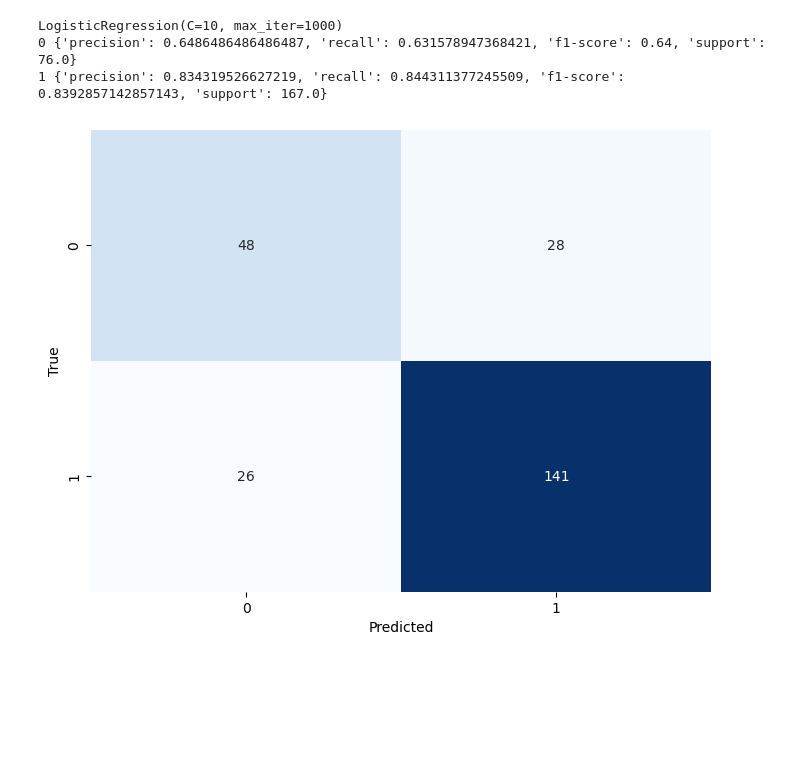
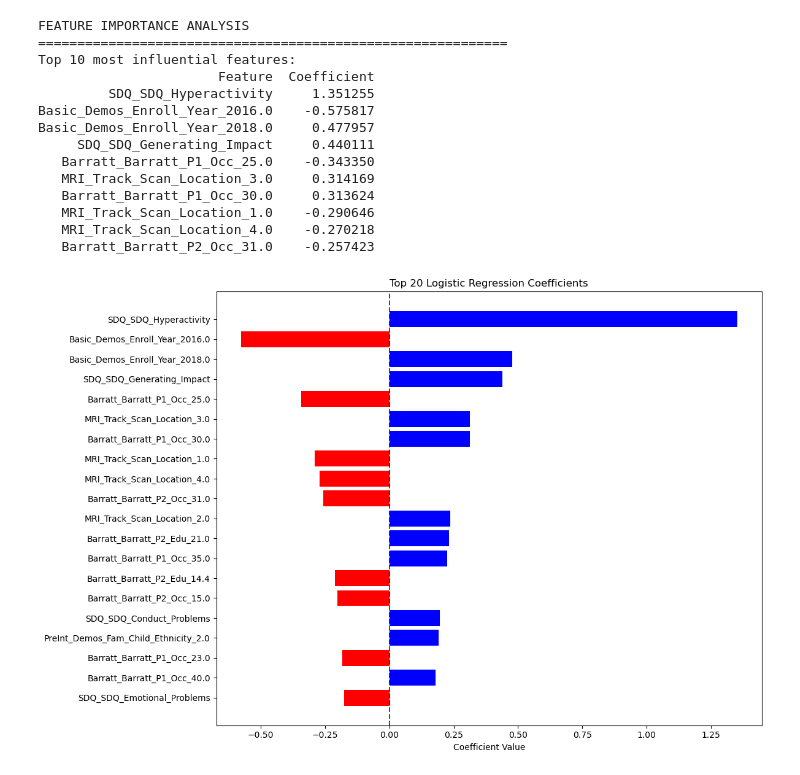
Before and after one commit to ASdata1/ADHD_SEX_Prediction, a Jupyter notebook: notebooks/Modelling & Evaluation/modelling & evaluation.ipynb, the cells around one changed output. Drawn from its saved outputs; the diff is of its cells as text; code cells hidden in the pictures; blank space fills up the shorter version.

```diff
--- a/notebooks/Modelling & Evaluation/modelling & evaluation.ipynb
+++ b/notebooks/Modelling & Evaluation/modelling & evaluation.ipynb
@@ -93,41 +90,45 @@ Best parameters: {'max_depth': None, 'min_samples_split': 5, 'n_estimators': 50}
 # %%
-# Coefficient analysis for Logistic Regression
-import pandas as pd
-import matplotlib.pyplot as plt
+#
+print("="*60)
 
-# Get feature names and coefficients
 feature_names = X_train.columns
 coefficients = grid_search.best_estimator_.coef_[0]
 
-# Create a DataFrame for easy viewing
-coef_df = pd.DataFrame({'Feature': feature_names, 'Coefficient': coefficients})
-coef_df['Abs_Coefficient'] = coef_df['Coefficient'].abs()
-coef_df.sort_values('Abs_Coefficient', ascending=False, inplace=True)
+coef_df = pd.DataFrame({
+    'Feature': feature_names,
+    'Coefficient': coefficients,
+    'Abs_Coefficient': np.abs(coefficients)
+})
+coef_df = coef_df.sort_values('Abs_Coefficient', ascending=False)
 
-# Display top 20 features by absolute coefficient value
-print(coef_df.head(20))
+print("Top 10 most influential features:")
+print(coef_df.head(10)[['Feature', 'Coefficient']].to_string(index=False))
 
 # Plot top 20 coefficients
-plt.figure(figsize=(10,6))
-plt.barh(coef_df['Feature'].head(20), coef_df['Coefficient'].head(20))
+plt.figure(figsize=(12, 8))
+top_20 = coef_df.head(20)
+colors = ['red' if coef < 0 else 'blue' for coef in top_20['Coefficient']]
+plt.barh(range(len(top_20)), top_20['Coefficient'], color=colors)
+plt.yticks(range(len(top_20)), top_20['Feature'])
 plt.xlabel('Coefficient Value')
 plt.title('Top 20 Logistic Regression Coefficients')
+plt.axvline(x=0, color='black', linestyle='--', alpha=0.7)
 plt.gca().invert_yaxis()
-plt.show()threshold = 0.6
-y_val_pred_custom = (y_val_proba >= threshold).astype(int)
-
-print(grid_search.best_estimator_)
-
-cm = confusion_matrix(y_val, y_val_pred_custom)
-plt.figure(figsize=(8, 6))
-sns.heatmap(cm, annot=True, fmt='d', cmap='Blues', cbar=False)
-plt.xlabel('Predicted')
-plt.ylabel('True')
-
-print('0', classification_report(y_val,y_val_pred_custom,output_dict=True)['0'])
-print('1',classification_report(y_val,y_val_pred_custom,output_dict=True)['1'])
+plt.tight_layout()
+plt.show()
 # %% [output]
-LogisticRegression(C=10, max_iter=1000)
-0 {'precision': 0.6486486486486487, 'recall': 0.631578947368421, 'f1-score': 0.64, 'support': 76.0}
-1 {'precision': 0.834319526627219, 'recall': 0.844311377245509, 'f1-score': 0.8392857142857143, 'support': 167.0}
+FEATURE IMPORTANCE ANALYSIS
+============================================================
+Top 10 most influential features:
+                       Feature  Coefficient
+         SDQ_SDQ_Hyperactivity     1.351255
+Basic_Demos_Enroll_Year_2016.0    -0.575817
+Basic_Demos_Enroll_Year_2018.0     0.477957
+     SDQ_SDQ_Generating_Impact     0.440111
+   Barratt_Barratt_P1_Occ_25.0    -0.343350
+   MRI_Track_Scan_Location_3.0     0.314169
+   Barratt_Barratt_P1_Occ_30.0     0.313624
+   MRI_Track_Scan_Location_1.0    -0.290646
+   MRI_Track_Scan_Location_4.0    -0.270218
+   Barratt_Barratt_P2_Occ_31.0    -0.257423
-[figure, old version]
+[figure, new version]
```
Also changed, not shown: parts of 19 cells of this notebook, 4 other files.
